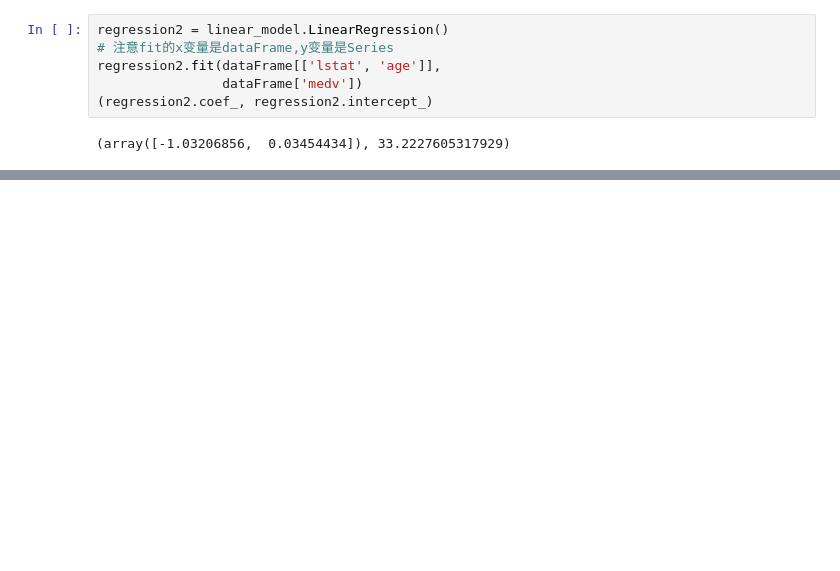
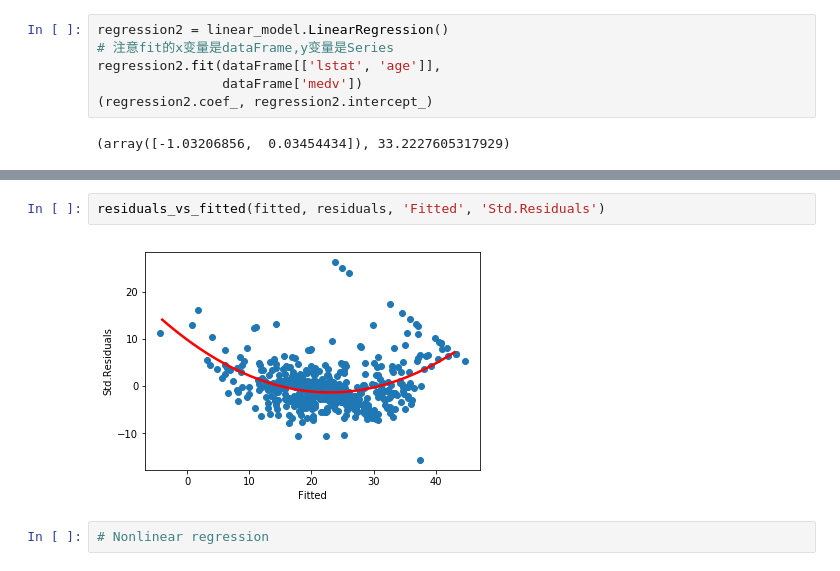
Before and after one commit to sidens1996/AnIntroductionToStatisticalLearning, a Jupyter notebook: ch3 linear regression/ch3.ipynb, the cells around one changed output, grey strips where cells are left out. Saved outputs shown, nothing was run; the diff lists cells and outputs as text; blank space fills up the shorter version.

```diff
--- a/ch3 linear regression/ch3.ipynb
+++ b/ch3 linear regression/ch3.ipynb
@@ -101,0 +150,6 @@ regression2.fit(dataFrame[['lstat', 'age']],
+# %%
+residuals_vs_fitted(fitted, residuals, 'Fitted', 'Std.Residuals')
+# %% [output]
+[figure, added]
+# %%
+# Nonlinear regression
```
Also changed, not shown: parts of 13 cells of this notebook, 1 other file.
